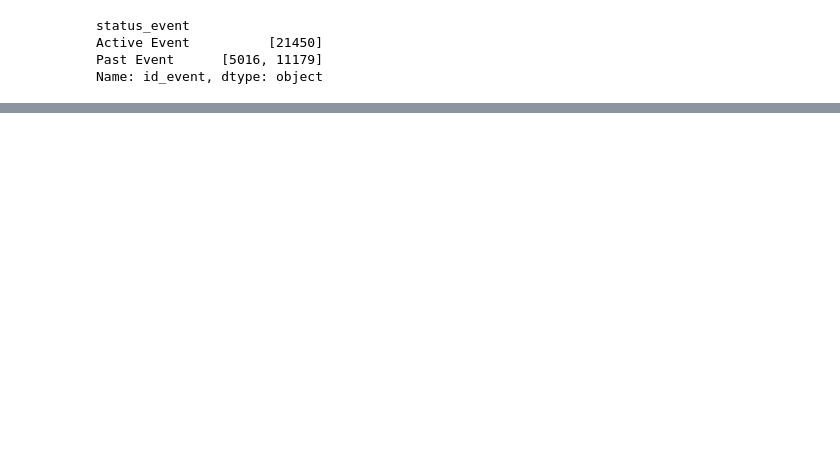
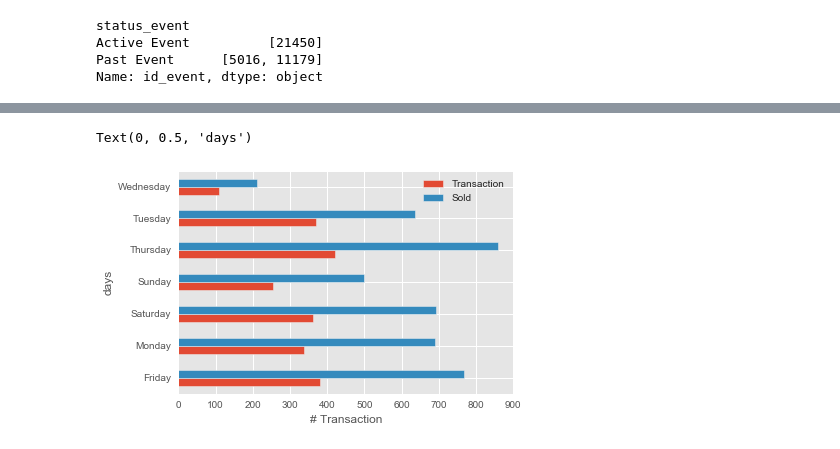
Before and after one commit to durrotun-nuzula/Tech-a-Break-Hands-On, a Jupyter notebook: Tech a Break Hands On.ipynb, the cells around one changed output, grey strips where cells are left out. Cells and saved outputs as stored; diff of their text form; code cells hidden in the pictures; blank space fills up the shorter version.

```diff
--- a/Tech a Break Hands On.ipynb
+++ b/Tech a Break Hands On.ipynb
@@ -81,0 +130,7 @@ Text(0, 0.5, 'Ratio')
+# %%
+event_C[3:].groupby(['invoice_weeekday'])[['Transaction','Sold']].sum().plot.barh()
+plt.xlabel('# Transaction')
+plt.ylabel('days')
+# %% [output]
+Text(0, 0.5, 'days')
+[figure, added]
```
Also changed, not shown: parts of 21 cells of this notebook, 1 other file.
